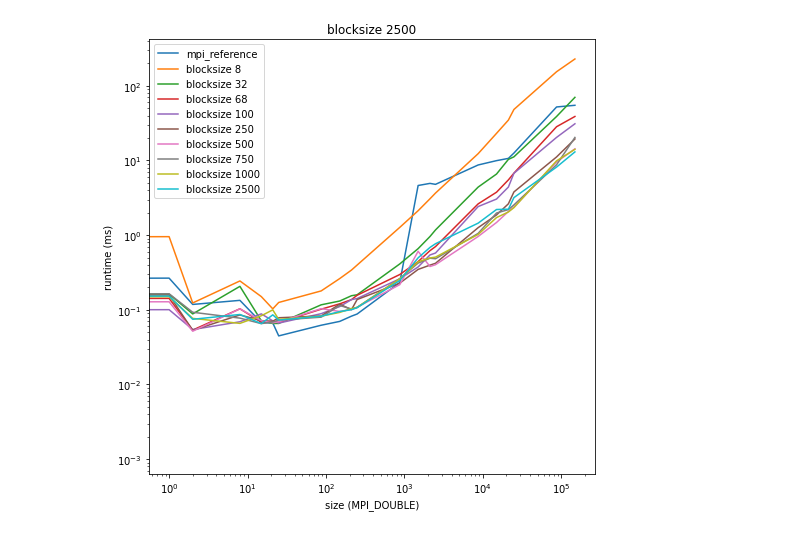
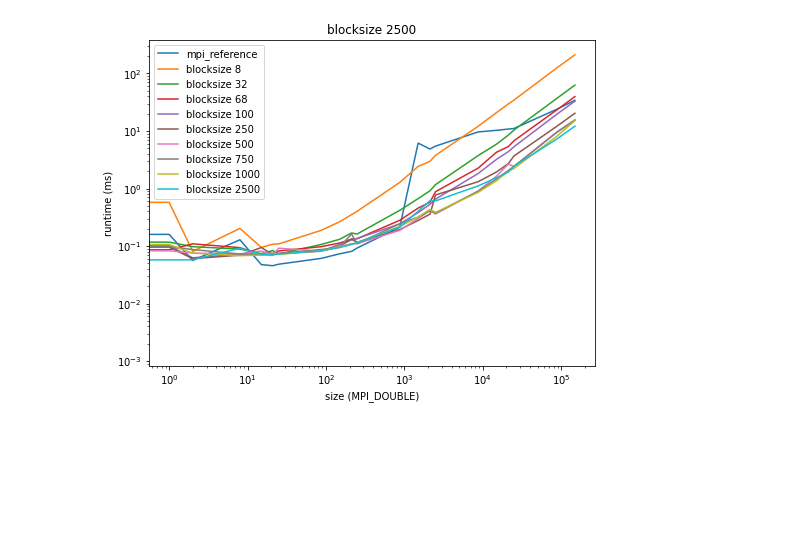
Before and after one commit to PentaHelix/hpc_allredcuce, a Jupyter notebook: report/analysis.ipynb, the cells around one changed output. Cells and saved outputs as stored; diff of their text form; code cells hidden in the pictures; blank space fills up the shorter version.

```diff
--- a/report/analysis.ipynb
+++ b/report/analysis.ipynb
@@ -1,19 +1,26 @@
 # %%
 import pandas as pd
 from matplotlib import pyplot as plt
 
-df = pd.read_csv("./logs/2_32x32.log", sep=';')
+df = pd.read_csv("./logs/1_32x32.log", sep=';')
 
 per_blocksize = df.groupby(df.blocksize)
 
 ax = None
 
+args = {
+  'xlabel': 'size (MPI_DOUBLE)',
+  'ylabel': 'runtime (ms)',
+  'loglog': True,
+  'figsize': (8,6)
+}
+
 for group in per_blocksize.groups:
   if ax == None:
-    ax = per_blocksize.get_group(group).plot(x='size', y='mpi', title=f'blocksize {group}', xlabel='size (MPI_DOUBLE)', ylabel='runtime (ms)', loglog=True, label='mpi_reference', figsize=(8,8))
+    ax = per_blocksize.get_group(group).plot(x='size', y='mpi', title=f'blocksize {group}', label='mpi_reference' **args)
 
-  per_blocksize.get_group(group).plot(x='size', y='custom', title=f'blocksize {group}', xlabel='size (MPI_DOUBLE)', ylabel='runtime (ms)', ax=ax, loglog=True, label=f'blocksize {group}', figsize=(8,8))
+  per_blocksize.get_group(group).plot(x='size', y='custom', title=f'blocksize {group}', xlabel='size (MPI_DOUBLE)', ylabel='runtime (ms)', ax=ax, loglog=True, label=f'blocksize {group}', figsize=(8,6))
 
   if ax == None: ax = a
 # %% [output]
-[figure, old version]
+[figure, new version]
```
Also changed, not shown: 2 other files.
